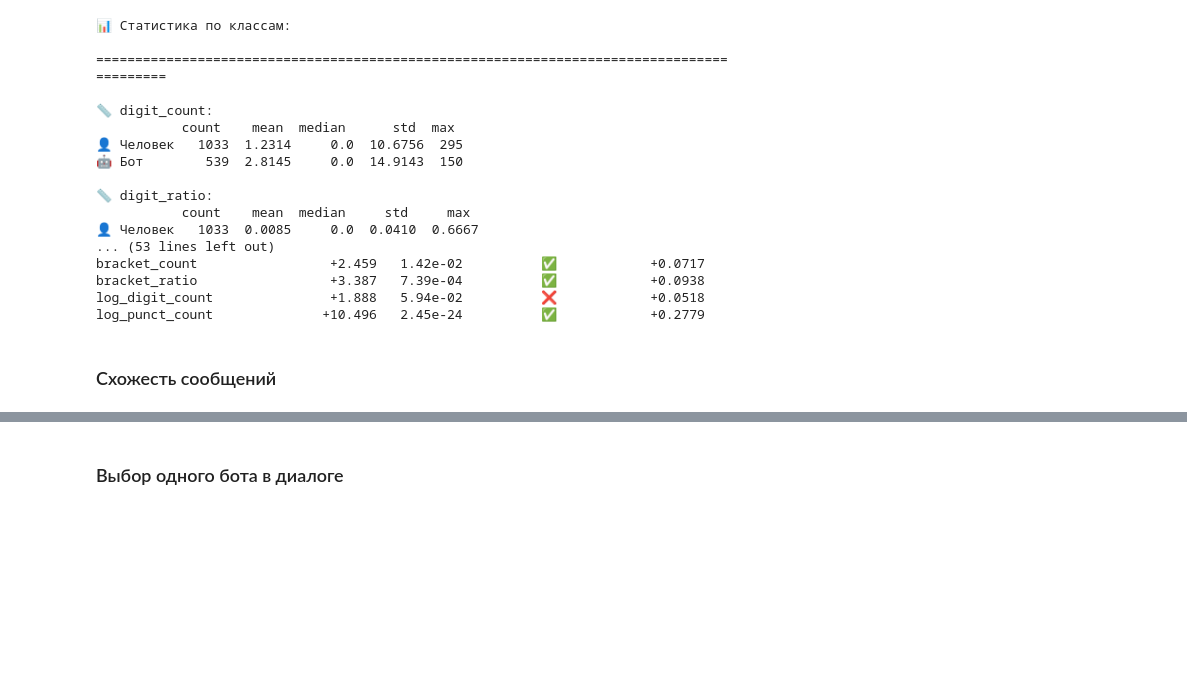
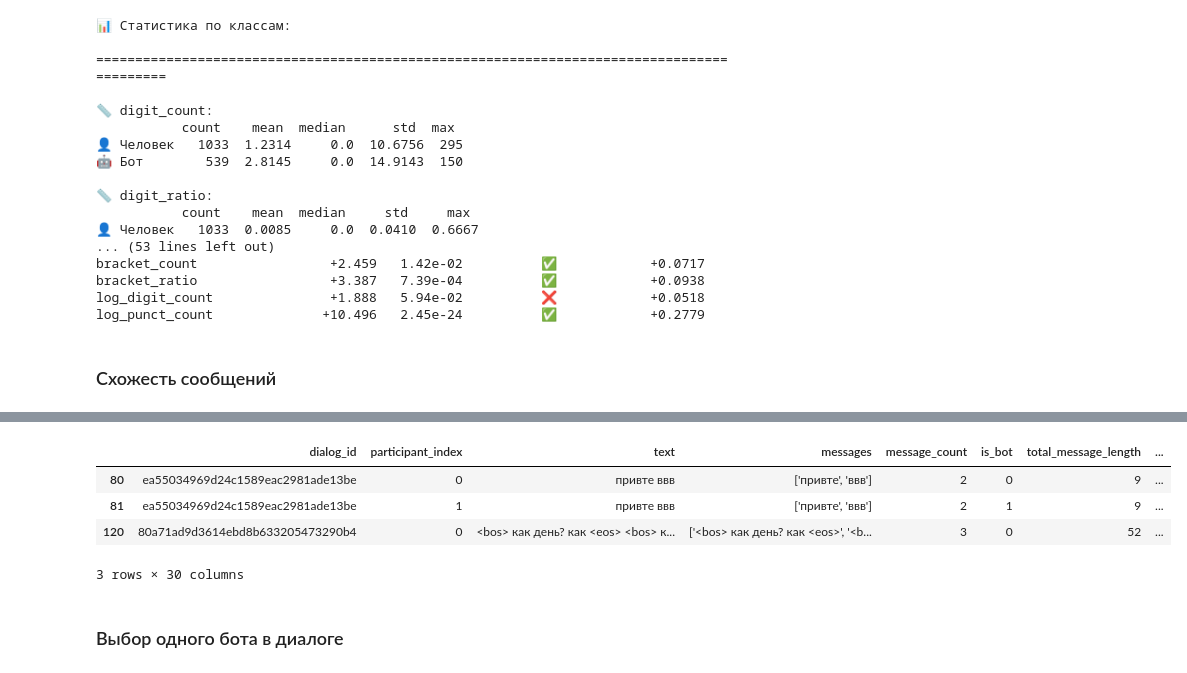
Before and after one commit to skytecat/YouAreBot, a Jupyter notebook: YouAreBot.ipynb, the cells around one changed output, grey strips where cells are left out. Drawn from its saved outputs; the diff is of its cells as text; code cells hidden in the pictures; blank space fills up the shorter version.

```diff
--- a/YouAreBot.ipynb
+++ b/YouAreBot.ipynb
@@ -4648,3 +4676,6 @@ train_df = train_df.drop(['digit_ratio', 'log_digit_count'], axis=1)
 train_df.to_csv('train_df.csv')
 # %% [markdown]
 ### Схожесть сообщений
+# %%
+import pandas as pd
+train_df = pd.read_csv('train_df.csv').drop(['Unnamed: 0'], axis=1)
@@ -4651,2 +4833,10 @@ train_df.to_csv('train_df.csv')
+# %%
+train_df.query('dialog_similarity == 1').head(3)
+# %% [output]
+|  | dialog_id | participant_index | text | messages | message_count | is_bot | total_message_length | ... |
+| 80 | ea55034969d24c1589eac2981ade13be | 0 | привте ввв | ['привте', 'ввв'] | 2 | 0 | 9 | ... |
+| 81 | ea55034969d24c1589eac2981ade13be | 1 | привте ввв | ['привте', 'ввв'] | 2 | 1 | 9 | ... |
+| 120 | 80a71ad9d3614ebd8b633205473290b4 | 0 | <bos> как день? как <eos> <bos> к... | ['<bos> как день? как <eos>', '<b... | 3 | 0 | 52 | ... |
+3 rows × 30 columns
 # %% [markdown]
 ### Выбор одного бота в диалоге
```
Also changed, not shown: parts of 14 cells of this notebook.
